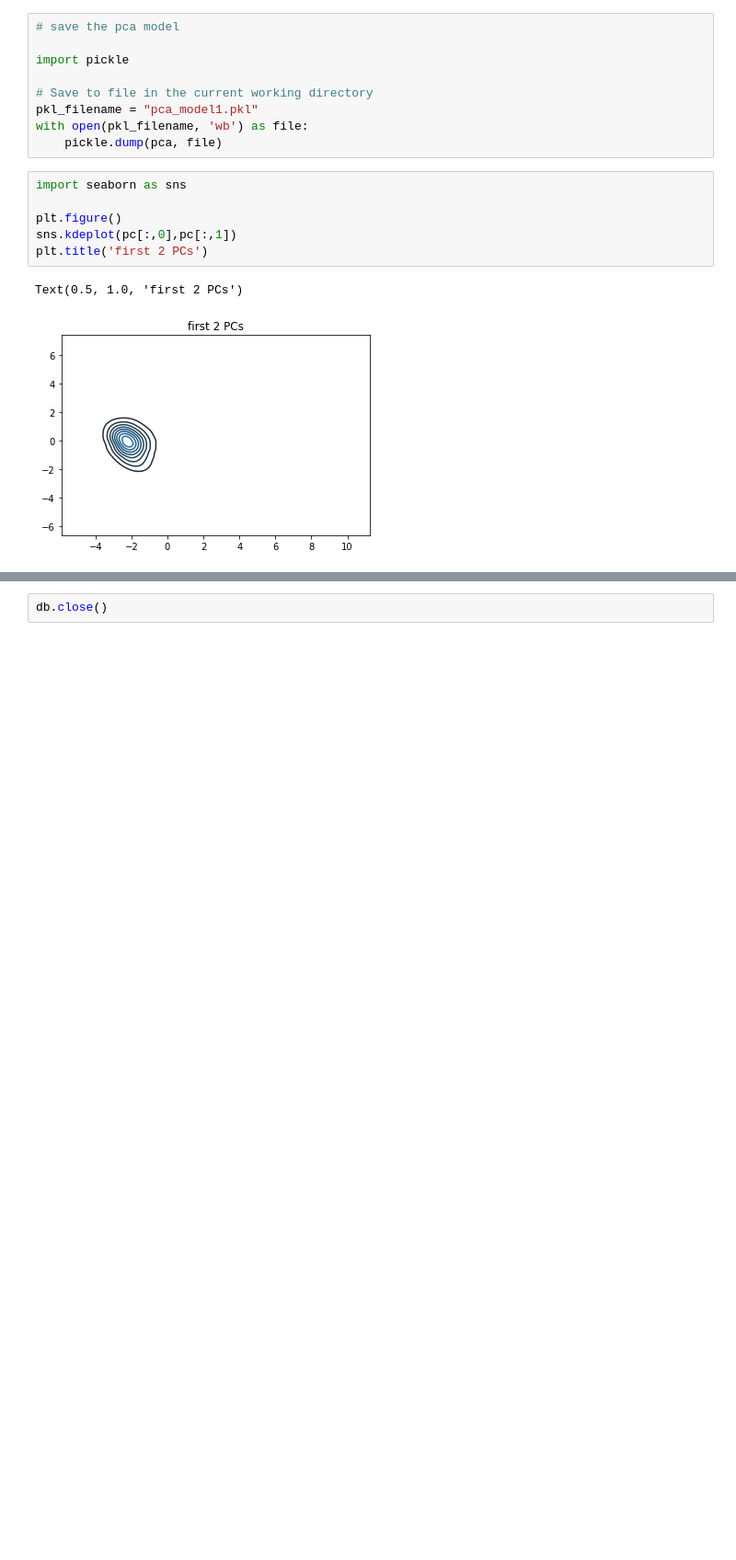
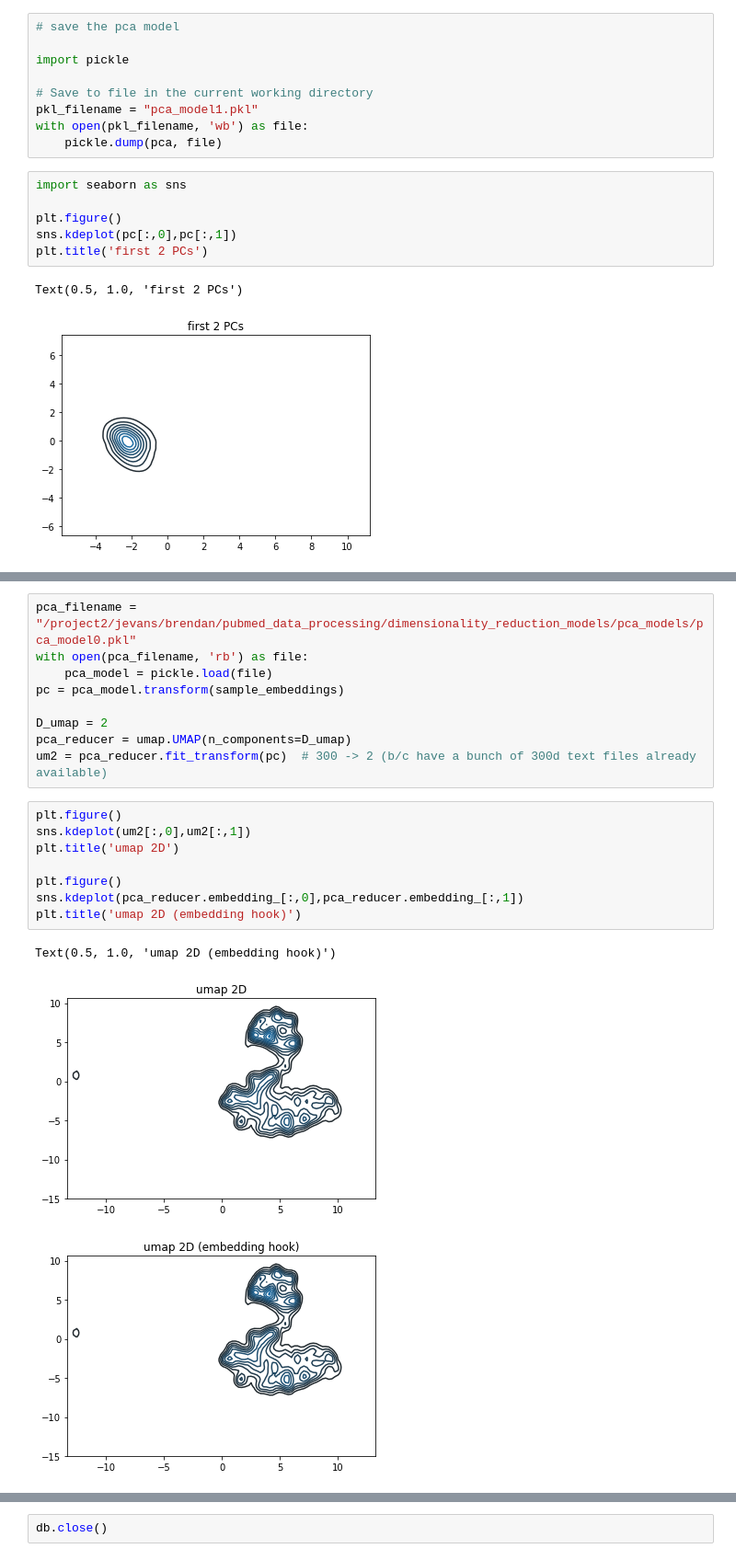
Before and after one commit to brendanchambers/attention_wildfires, a Jupyter notebook: research_dynamics/dynamics_v1/develop_samples/prototype_mass_pca.ipynb, the cells around one changed output, grey strips where cells are left out. Shown at 92% size. Drawn from its saved outputs; the diff is of its cells as text; blank space fills up the shorter version.

```diff
--- a/research_dynamics/dynamics_v1/develop_samples/prototype_mass_pca.ipynb
+++ b/research_dynamics/dynamics_v1/develop_samples/prototype_mass_pca.ipynb
@@ -140,0 +154,21 @@ Text(0.5, 1.0, 'umap 2D')
+# %%
+pca_filename = "/project2/jevans/brendan/pubmed_data_processing/dimensionality_reduction_models/pca_models/pca_model0.pkl"
+with open(pca_filename, 'rb') as file:
+    pca_model = pickle.load(file)
+pc = pca_model.transform(sample_embeddings)
+
+D_umap = 2
+pca_reducer = umap.UMAP(n_components=D_umap)
+um2 = pca_reducer.fit_transform(pc)  # 300 -> 2 (b/c have a bunch of 300d text files already available)
+# %%
+plt.figure()
+sns.kdeplot(um2[:,0],um2[:,1])
+plt.title('umap 2D')
+
+plt.figure()
+sns.kdeplot(pca_reducer.embedding_[:,0],pca_reducer.embedding_[:,1])
+plt.title('umap 2D (embedding hook)')
+# %% [output]
+Text(0.5, 1.0, 'umap 2D (embedding hook)')
+[figure, added]
+[figure, added]
```
Also changed, not shown: parts of 9 cells of this notebook, 2 other files.
